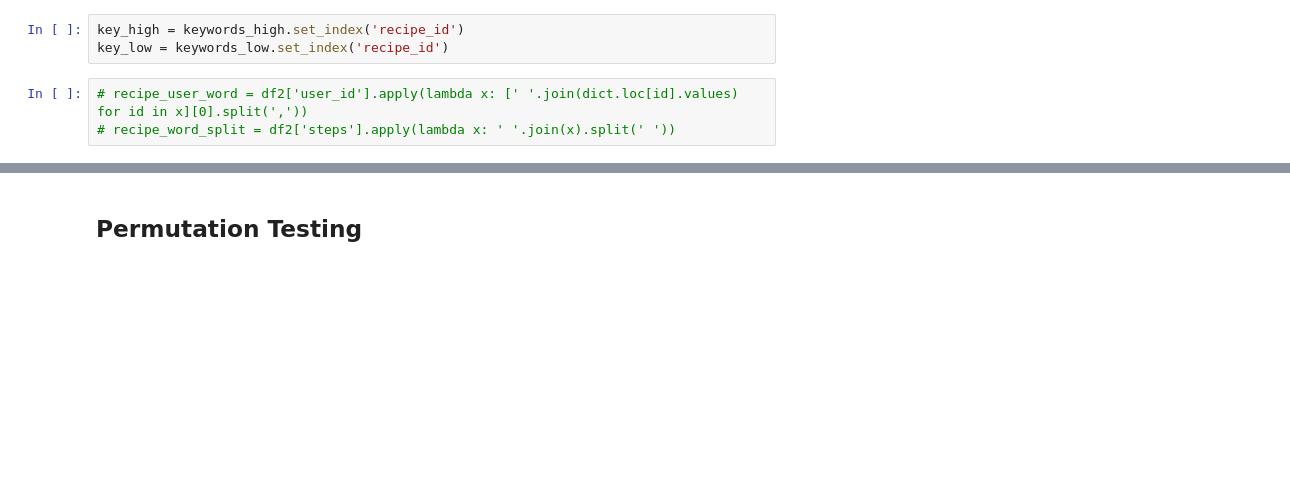
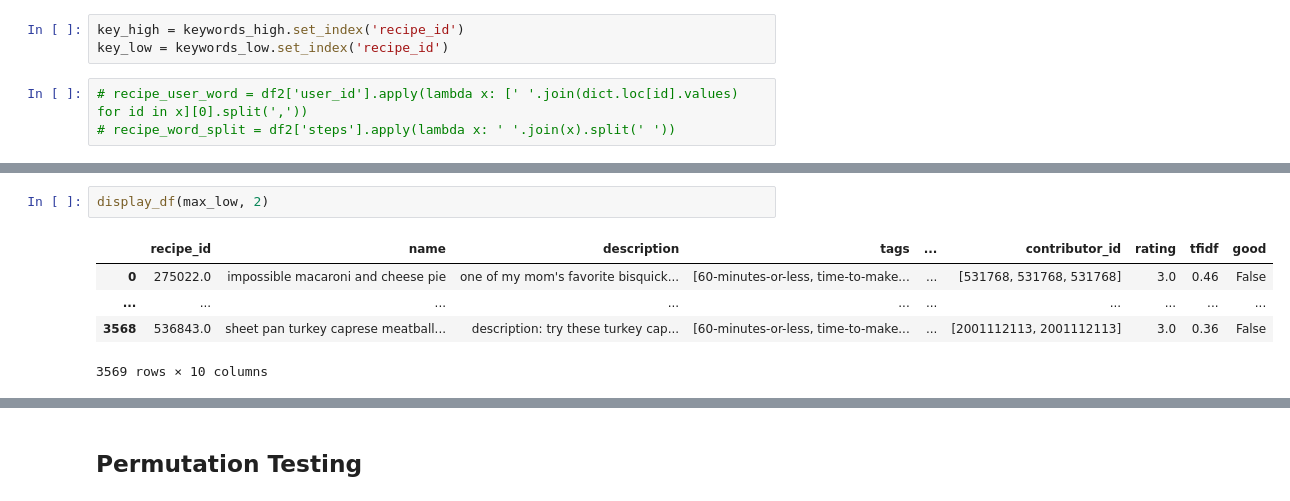
Before and after one commit to KevinBian107/dsc80_proj, a Jupyter notebook: permutation.ipynb, the cells around one changed output, grey strips where cells are left out. Drawn from its saved outputs; the diff is of its cells as text; blank space fills up the shorter version.

```diff
--- a/permutation.ipynb
+++ b/permutation.ipynb
@@ -196 +199,9 @@ mean_low
+# %%
+display_df(max_low, 2)
+# %% [output]
+|  | recipe_id | name | description | tags | ... | contributor_id | rating | tfidf | good |
+| 0 | 275022.0 | impossible macaroni and cheese pie | one of my mom's favorite bisquick... | [60-minutes-or-less, time-to-make... | ... | [531768, 531768, 531768] | 3.0 | 0.46 | False |
+| ... | ... | ... | ... | ... | ... | ... | ... | ... | ... |
+| 3568 | 536843.0 | sheet pan turkey caprese meatball... | description: try these turkey cap... | [60-minutes-or-less, time-to-make... | ... | [2001112113, 2001112113] | 3.0 | 0.36 | False |
+3569 rows × 10 columns
 # %%
```
Also changed, not shown: parts of 38 cells of this notebook, 4 other files.
